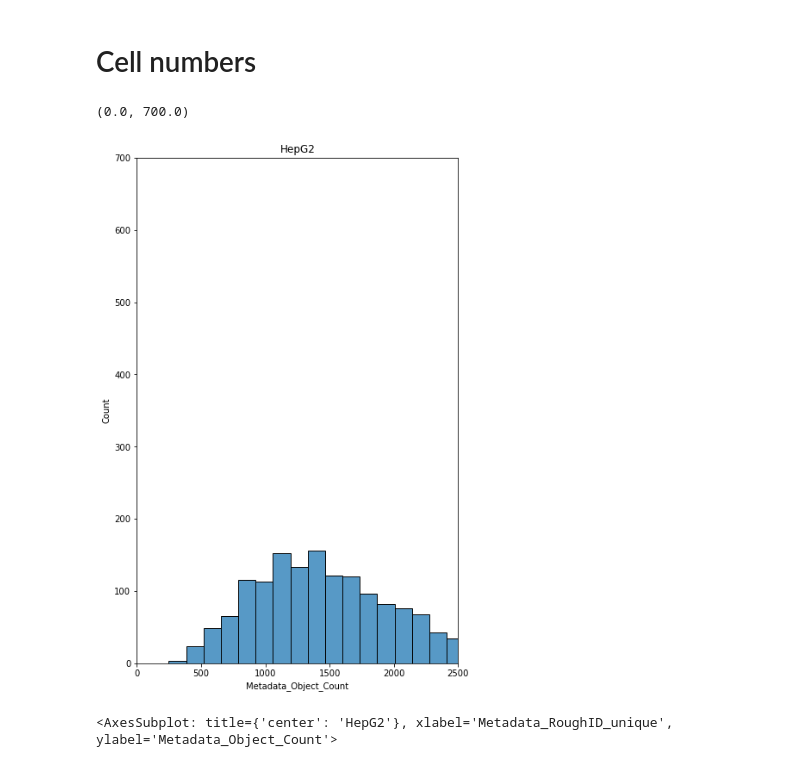
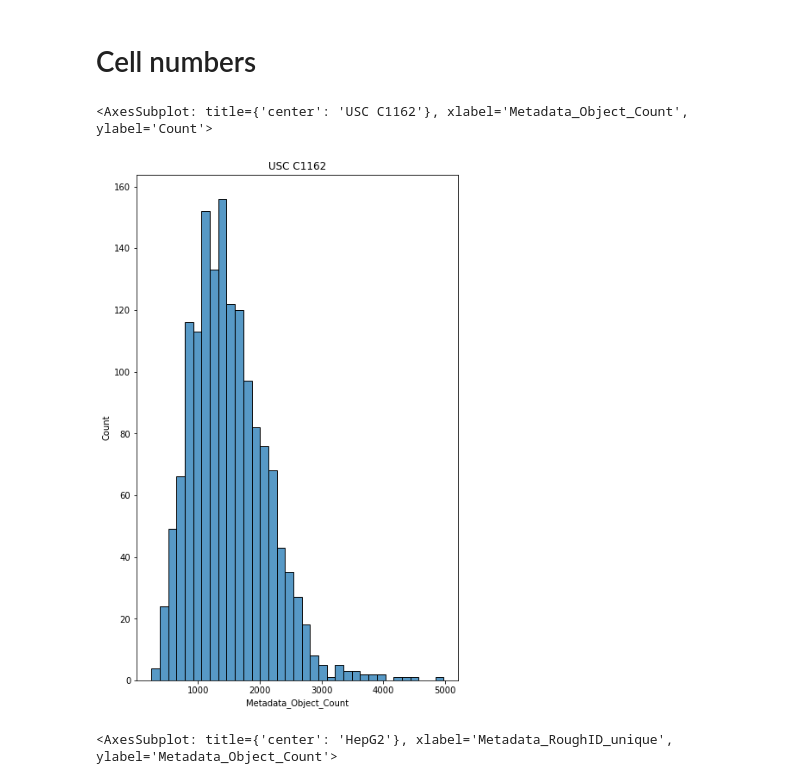
Before and after one commit to schmiedc/ECBL_quality_control, a Jupyter notebook: 05_Replicate_analysis.ipynb, the cells around one changed output. Cells and saved outputs as stored; diff of their text form; code cells hidden in the pictures.

```diff
--- a/05_Replicate_analysis.ipynb
+++ b/05_Replicate_analysis.ipynb
@@ -92,3 +92,22 @@ Data_aggregated_filtered = Data_aggregated[Data_aggregated['Metadata_plate_map_n
 Data_aggregated_filtered_source = Data_aggregated_filtered.loc[Data_aggregated_filtered['Metadata_source'] == 'USC'].reset_index()
 
 Data_aggregated_filtered_source_plate = Data_aggregated_filtered_source.loc[Data_aggregated_filtered_source['Metadata_plate_name'] == 'C1162'].reset_index()
+
+# cleans up weird index columns that seem to pop up. Maybe need to investigate
+Data_aggregated_filtered_source_plate = Data_aggregated_filtered_source_plate.drop(["index"], axis=1)
+
+Data_aggregated_filtered_source_plate = Data_aggregated_filtered_source_plate.drop(["level_0"], axis=1)
+# %%
+# get unique Metadata_RoughID
+def merge_if_eos_cpd(row):
+
+    if row['Metadata_RoughID'] == 'EOS_cpd':
+
+        return f"{row['Metadata_Well']}_{row['Metadata_RoughID']}"
+
+    else:
+
+        return row['Metadata_RoughID']
+
+
+Data_aggregated_filtered_source_plate['Metadata_RoughID_unique'] = Data_aggregated_filtered_source_plate.apply(merge_if_eos_cpd, axis=1)
@@ -128,16 +203,0 @@ Feature reduction with correlation threshold 0.9 and Outlier threshold 100
-# %%
-# get unique Metadata_RoughID
-def merge_if_eos_cpd(row):
-
-    if row['Metadata_RoughID'] == 'EOS_cpd':
-
-        return f"{row['Metadata_Well']}_{row['Metadata_RoughID']}"
-
-    else:
-
-        return row['Metadata_RoughID']
-
-
-filtered_source_plate_feature_select['Metadata_RoughID_unique'] = filtered_source_plate_feature_select.apply(merge_if_eos_cpd, axis=1)
-
-filtered_source_plate_feature_select.head()
@@ -210,17 +279,15 @@ HepG2: There are 0 compounds with less than 4 replicates.
 # %%
 plt.rcParams["figure.figsize"] = (7,10)
 
 fig, (ax1)= plt.subplots(1, sharex=True, sharey=True)
-ax1.title.set_text('HepG2')
+ax1.title.set_text('USC C1162')
 fig.tight_layout(pad=5.0)
 sns.histplot(data=filtered_source_plate_feature_select, x="Metadata_Object_Count", ax = ax1)
-plt.xlim([0, 2500])
-plt.ylim([0, 700])
 
 # plt.savefig(figure_path + str(date.today()) + '_CellNumber.pdf',  dpi=300)
 # %% [output]
-(0.0, 700.0)
+<AxesSubplot: title={'center': 'USC C1162'}, xlabel='Metadata_Object_Count', ylabel='Count'>
-[figure, old version]
+[figure, new version]
 # %%
 # plot cell numbers of controls
 filtered_source_plate_feature_select_controls = filtered_source_plate_feature_select[(filtered_source_plate_feature_select["Metadata_RoughID_unique"] == "DMSO") |
```
Also changed, not shown: parts of 29 cells of this notebook.
